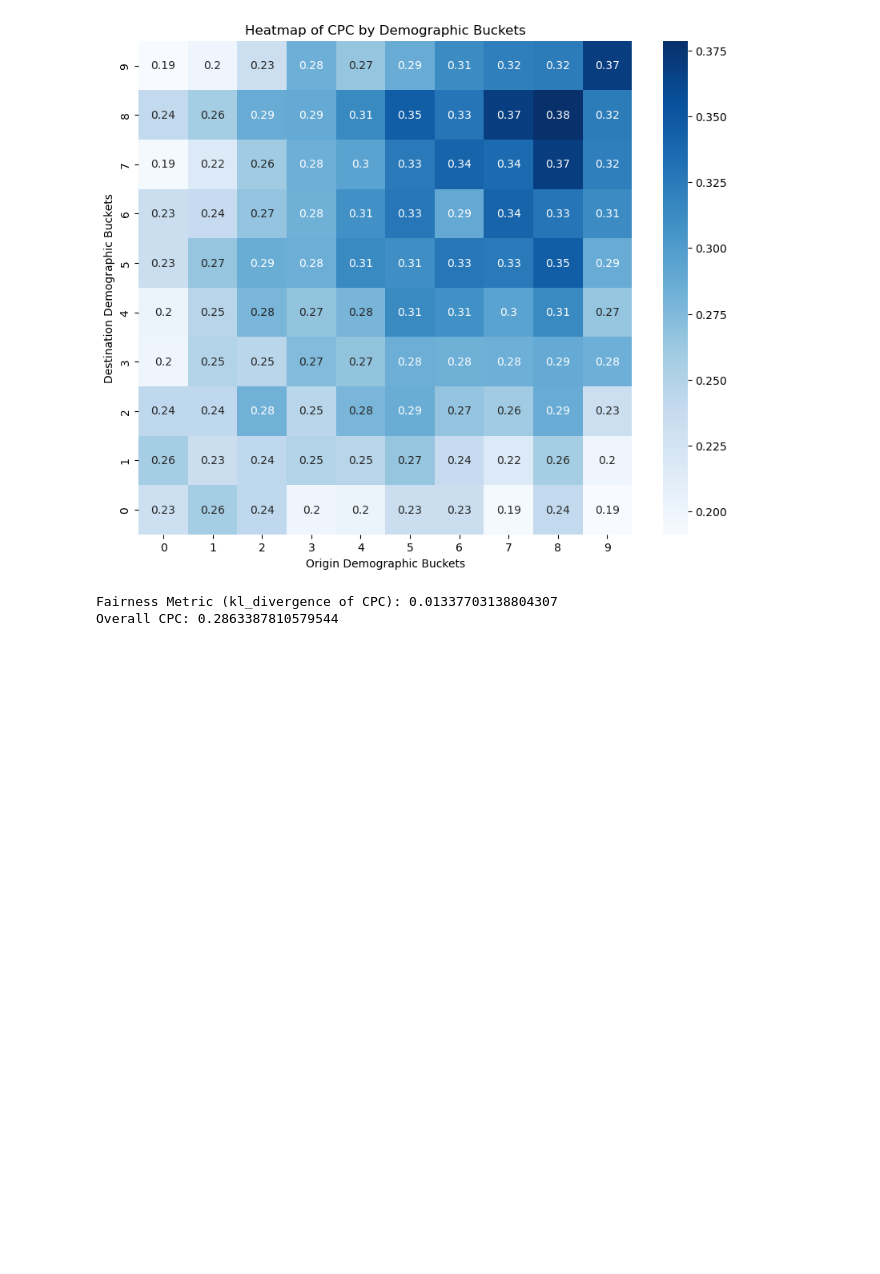
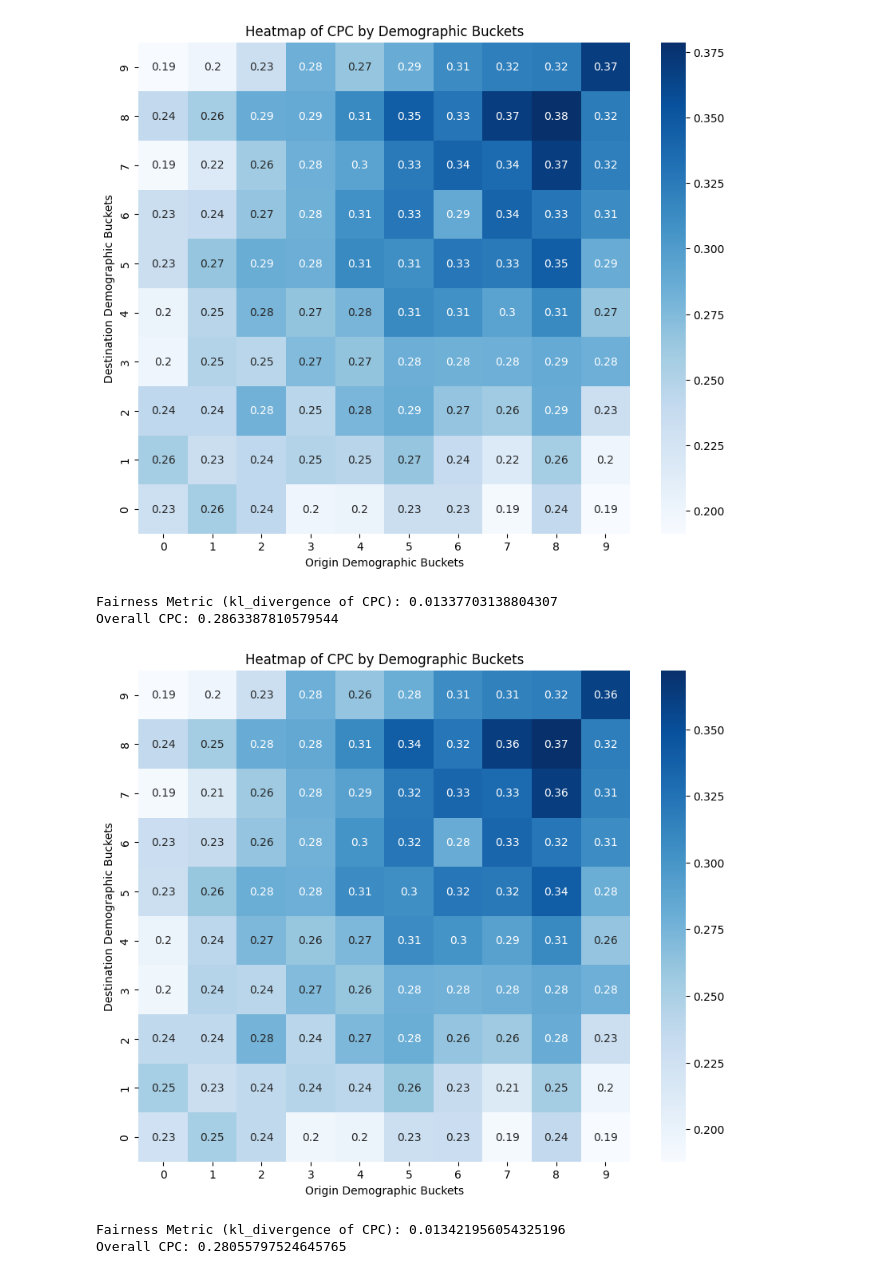
Before and after one commit to DSSG24-CF-Fairness/crowdflow-fairness, a Jupyter notebook: analysis/demo.ipynb, the cells around one changed output. Cells and saved outputs as stored; diff of their text form; code cells hidden in the pictures; blank space fills up the shorter version.

Commit message:
Creating experiment flow

```diff
--- a/analysis/demo.ipynb
+++ b/analysis/demo.ipynb
@@ -136,3 +123,19 @@ fairness = evaluator.evaluate_fairness(accuracy_metric='CPC', variance_metric='k
 [figure]
 Fairness Metric (kl_divergence of CPC): 0.01337703138804307
 Overall CPC: 0.2863387810579544
+# %%
+import sys
+import os
+sys.path.append(os.path.abspath('../evaluation'))
+from eval import FlowEvaluator
+
+flows_path = '../processed_data/1/test/flows/test_flow.csv'
+generated_flows_path = '../outputs/1/synthetic_data_gravity_singly_constrained/svi/1_ascending_biased_flow.csv' # TODO change accordingly
+demographics_path = '../data/WA/demographics.csv'
+demographic_column = 'svi'
+evaluator = FlowEvaluator(flows_path, generated_flows_path, demographics_path)
+fairness = evaluator.evaluate_fairness(accuracy_metric='CPC', variance_metric='kl_divergence', demographic_column=demographic_column)
+# %% [output]
+[figure, added]
+Fairness Metric (kl_divergence of CPC): 0.013421956054325196
+Overall CPC: 0.28055797524645765
```
Also changed, not shown: parts of 14 cells of this notebook, 32 other files.
